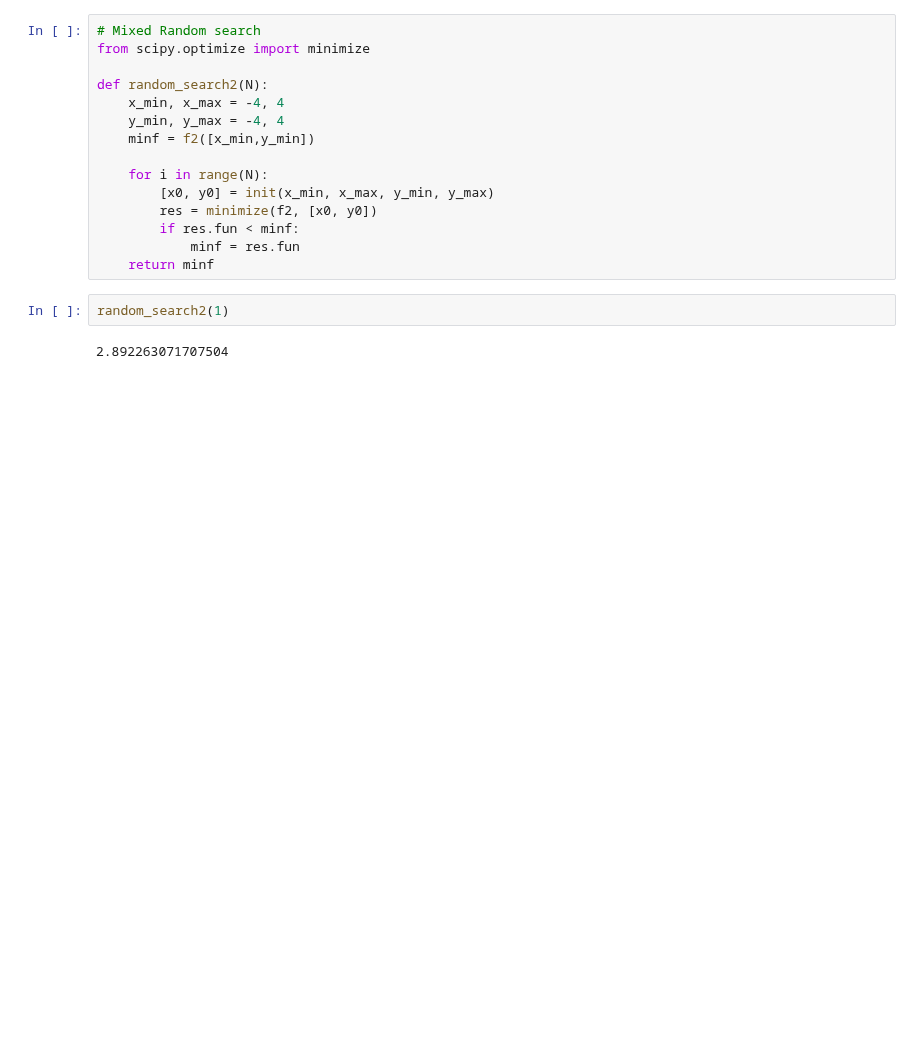
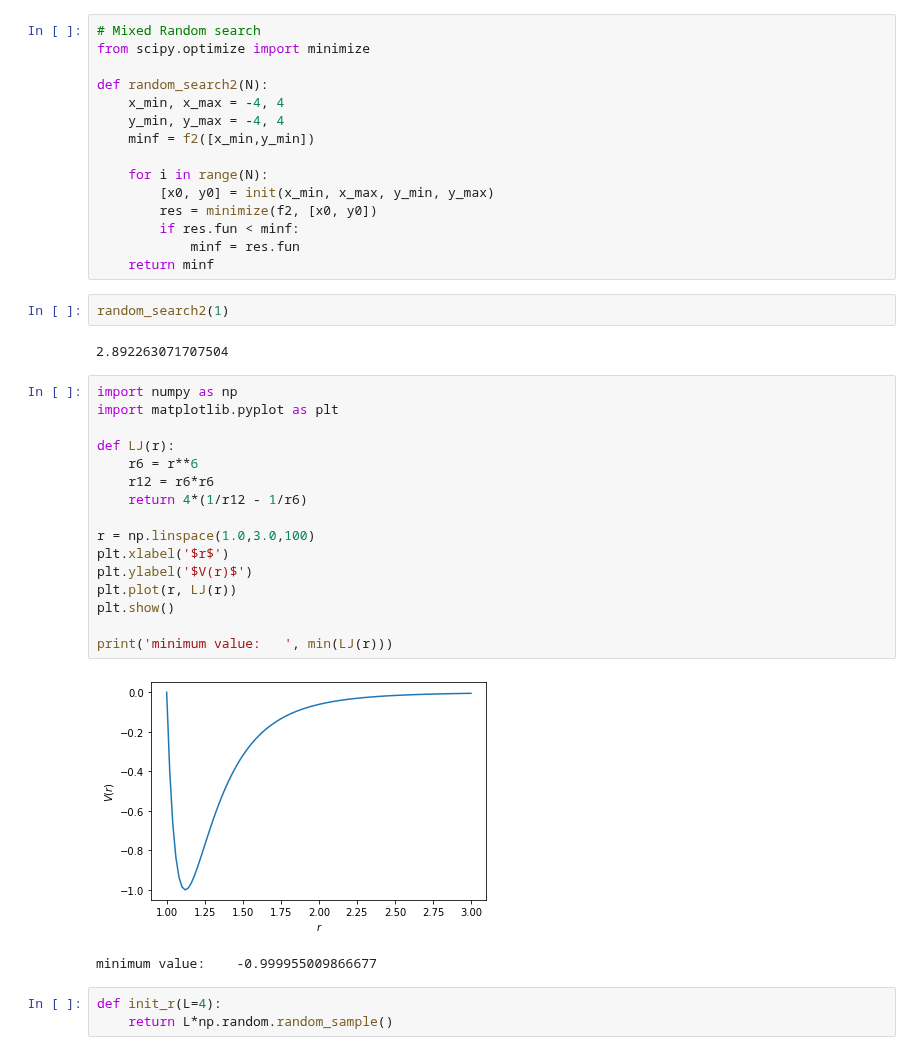
Before and after one commit to sabaronett/2017-cmp, a Jupyter notebook: lecture_notes/Baronett_lec17.ipynb, the cells around one changed output. Drawn from its saved outputs; the diff is of its cells as text; blank space fills up the shorter version.

```diff
--- a/lecture_notes/Baronett_lec17.ipynb
+++ b/lecture_notes/Baronett_lec17.ipynb
@@ -84,3 +84,25 @@ def random_search2(N):
 random_search2(1)
 # %% [output]
 2.892263071707504
+# %%
+import numpy as np
+import matplotlib.pyplot as plt
+
+def LJ(r):
+    r6 = r**6
+    r12 = r6*r6
+    return 4*(1/r12 - 1/r6)
+
+r = np.linspace(1.0,3.0,100)
+plt.xlabel('$r$')
+plt.ylabel('$V(r)$')
+plt.plot(r, LJ(r))
+plt.show()
+
+print('minimum value:   ', min(LJ(r)))
+# %% [output]
+[figure, added]
+minimum value:    -0.999955009866677
+# %%
+def init_r(L=4):
+    return L*np.random.random_sample()
```
Also changed, not shown: parts of 9 cells of this notebook.
